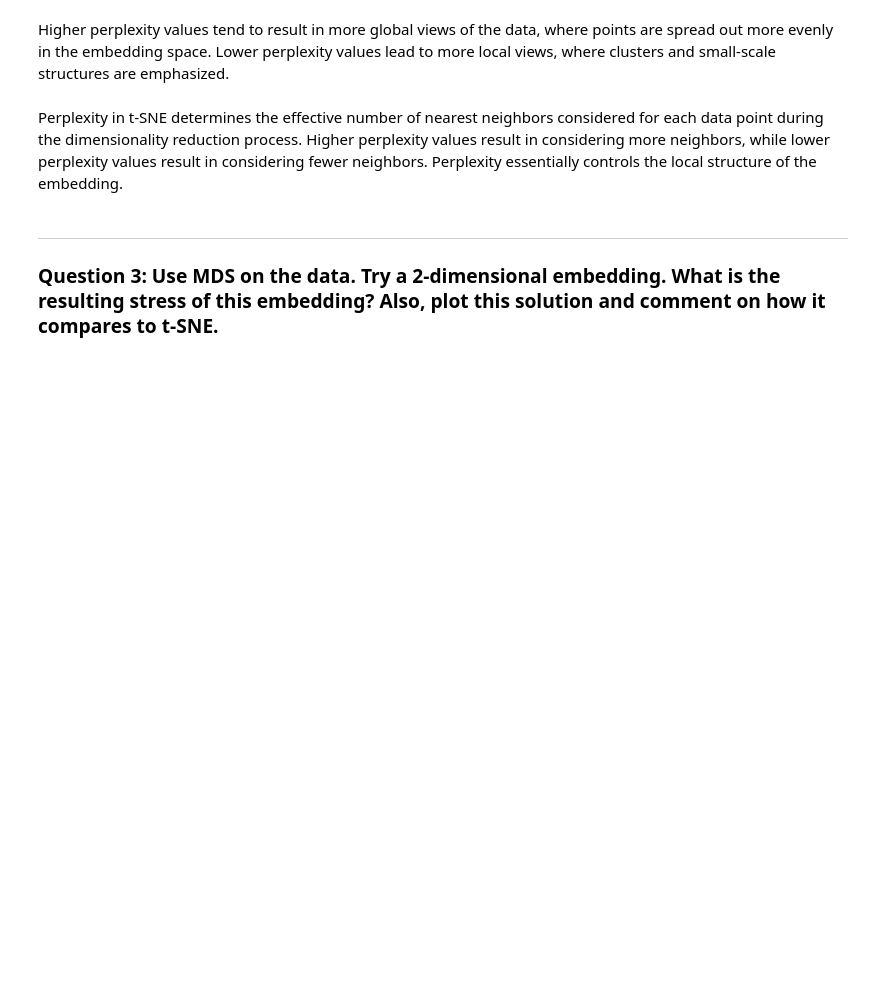
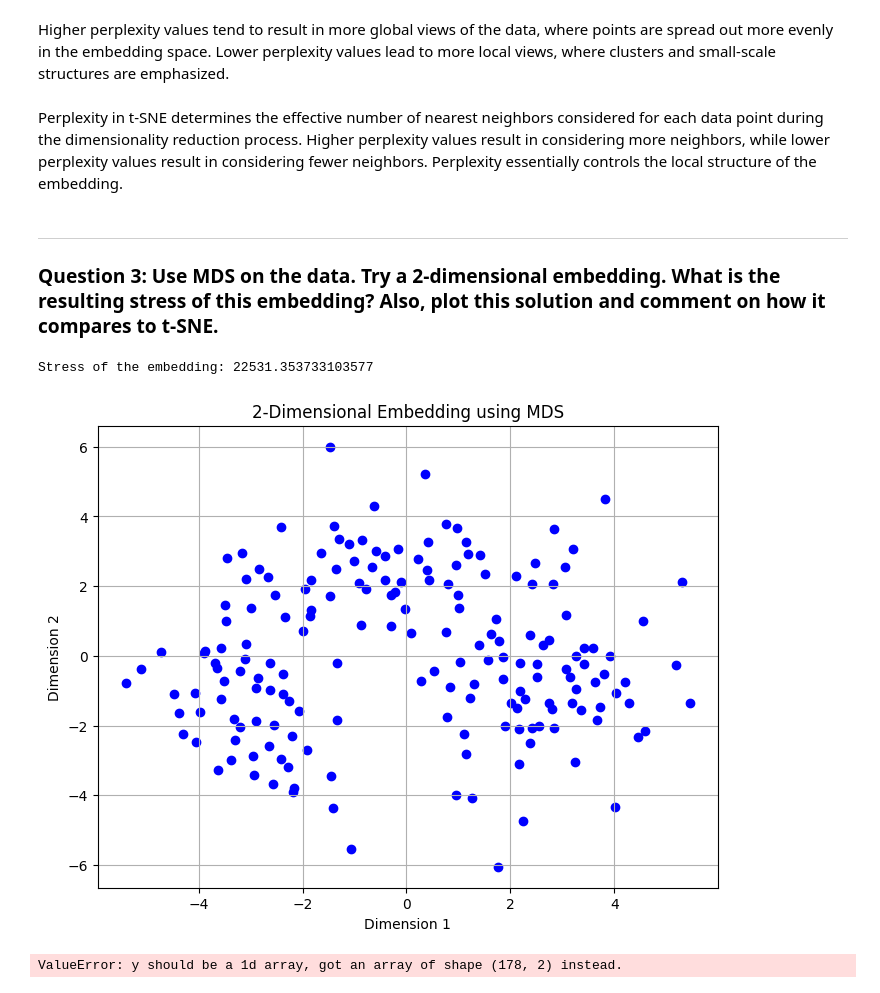
Before and after one commit to whykay-01/machine-learning, a Jupyter notebook: homeworks/hwk5/hwk5.ipynb, the cells around one changed output. Saved outputs shown, nothing was run; the diff lists cells and outputs as text; code cells hidden in the pictures; blank space fills up the shorter version.

```diff
--- a/homeworks/hwk5/hwk5.ipynb
+++ b/homeworks/hwk5/hwk5.ipynb
@@ -420,3 +420,60 @@ Perplexity in t-SNE determines the effective number of nearest neighbors conside
 ---
 
 ### Question 3: Use MDS on the data. Try a 2-dimensional embedding. What is the resulting stress of this embedding? Also, plot this solution and comment on how it compares to t-SNE.
+# %%
+from sklearn.manifold import MDS
+from sklearn.metrics import euclidean_distances
+
+pairwise_distances = euclidean_distances(df_standardized)
+
+mds = MDS(n_components=2, dissimilarity='precomputed', n_init=10, random_state=18618637, )
+
+# Fit and transform the data
+embedding = mds.fit_transform(pairwise_distances)
+
+# Obtain the stress of the embedding
+stress = mds.stress_
+
+print("Stress of the embedding:", stress)
+
+# Plot the 2-dimensional embedding
+plt.figure(figsize=(8, 6))
+plt.scatter(embedding[:, 0], embedding[:, 1], color='blue')
+plt.title('2-Dimensional Embedding using MDS')
+plt.xlabel('Dimension 1')
+plt.ylabel('Dimension 2')
+plt.grid(True)
+plt.show()
+# %% [output]
+Stress of the embedding: 22531.353733103577
+[figure, added]
+# %%
+from sklearn.metrics import silhouette_score
+# Define a list of MDS algorithms to compare
+algorithms = ['classical', 'metric', 'nonmetric']
+
+# Initialize dictionary to store silhouette scores for each algorithm
+silhouette_scores = {}
+
+# Iterate over each algorithm
+for algorithm in algorithms:
+    # Initialize MDS with the current algorithm
+    mds = MDS(n_components=2, dissimilarity='precomputed', random_state=42, metric=True if algorithm == 'metric' else False)
+
+    # Fit and transform the data
+    embedding = mds.fit_transform(pairwise_distances)
+
+    # Calculate silhouette score
+    silhouette = silhouette_score(df_standardized, mds.embedding_)
+
+    # Store silhouette score for the algorithm
+    silhouette_scores[algorithm] = silhouette
+
+# Plot silhouette scores for different algorithms
+plt.bar(silhouette_scores.keys(), silhouette_scores.values(), color='blue')
+plt.xlabel('MDS Algorithm')
+plt.ylabel('Silhouette Score')
+plt.title('Silhouette Score for Different MDS Algorithms')
+plt.show()
+# %% [output]
+ValueError: y should be a 1d array, got an array of shape (178, 2) instead.
```
